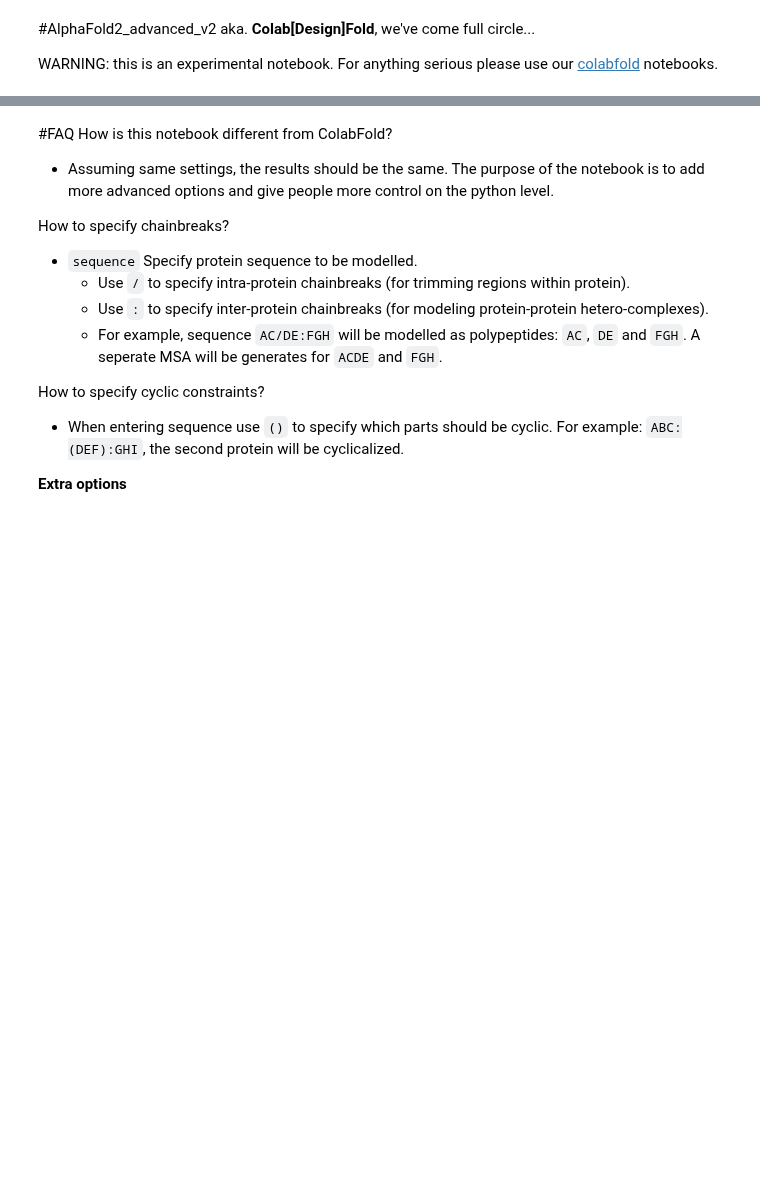
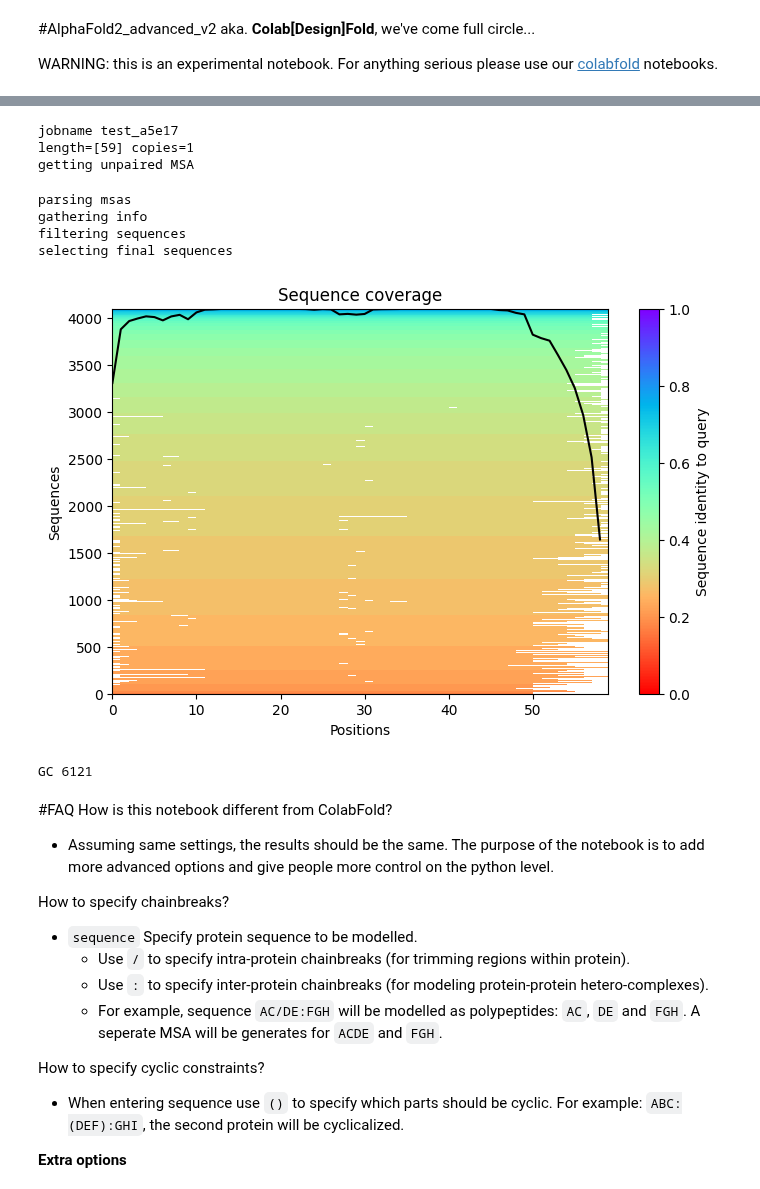
Before and after one commit to sokrypton/ColabDesign, a Jupyter notebook: af/examples/predict.ipynb, the cells around one changed output, grey strips where cells are left out. Saved outputs shown, nothing was run; the diff lists cells and outputs as text; code cells hidden in the pictures; blank space fills up the shorter version.

```diff
--- a/af/examples/predict.ipynb
+++ b/af/examples/predict.ipynb
@@ -147,7 +153,7 @@ def plot_3D(aux, Ls, file_name, show=False):
 sequence = "PIAQIHILEGRSDEQKETLIREVSEAISRSLDAPLTSVRVIITEMAKGHFGIGGELASK" #@param {type:"string"}
 jobname = "test" #@param {type:"string"}
 
-copies = 1 #@param ["1", "2", "3", "4", "5", "6", "7", "8", "9", "10", "11", "12"] {type:"raw"}
+copies = 2 #@param ["1", "2", "3", "4", "5", "6", "7", "8", "9", "10", "11", "12"] {type:"raw"}
 #@markdown ----
 #@markdown **MSA options**
 msa_method = "mmseqs2" #@param ["mmseqs2","single_sequence", "custom_fas", "custom_a3m", "custom_sto"]
@@ -318,33 +324,43 @@ if use_templates:
   batches = []
   for pdb,chain in zip(pdbs,chains):
     query_seq = "".join(u_sequences)
     batch = predict.get_template_feats(pdb, chain,
       query_seq=query_seq,
       query_a3m=template_msa,
       copies=copies,
       propagate_to_copies=propagate_to_copies,
       use_seq=not rm_sequence,
       get_pdb_fn=get_pdb,
       align_fn=run_do_not_align if do_not_align else run_hhalign)
     batches.append(batch)
 
   # for display
   plt.figure(figsize=(3*len(batches),3))
   for n,batch in enumerate(batches):
     plt.subplot(1,len(batches),n+1)
     plt.title(f"template features {n+1}")
     dgram = batch["dgram"].argmax(-1).astype(float)
     dgram[batch["dgram"].sum(-1) == 0] = np.nan
     Ln = dgram.shape[0]
     plt.imshow(dgram, extent=(0, Ln, Ln, 0))
     predict.plot_ticks(Ls * copies)
   plt.savefig(f"{jobname}/template_feats.png", dpi=200, bbox_inches='tight')
   plt.show()
 else:
   batches = [None]
 
 ################
 print("GC",gc.collect())
+# %% [output]
+jobname test_a5e17
+length=[59] copies=1
+getting unpaired MSA
+parsing msas
+gathering info
+filtering sequences
+selecting final sequences
+[figure, added]
+GC 6121
 # %%
 #@title pre_analysis (optional)
 analysis = "none" # @param ["none", "coevolution"]
```
Also changed, not shown: parts of 3 cells of this notebook.
